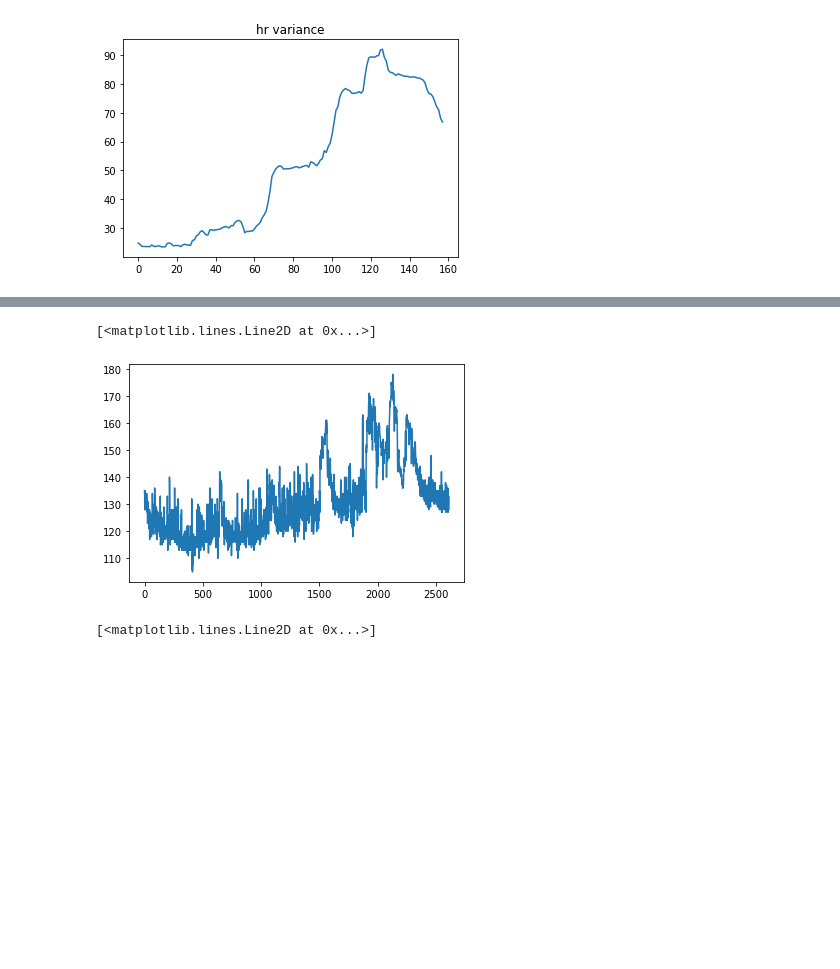
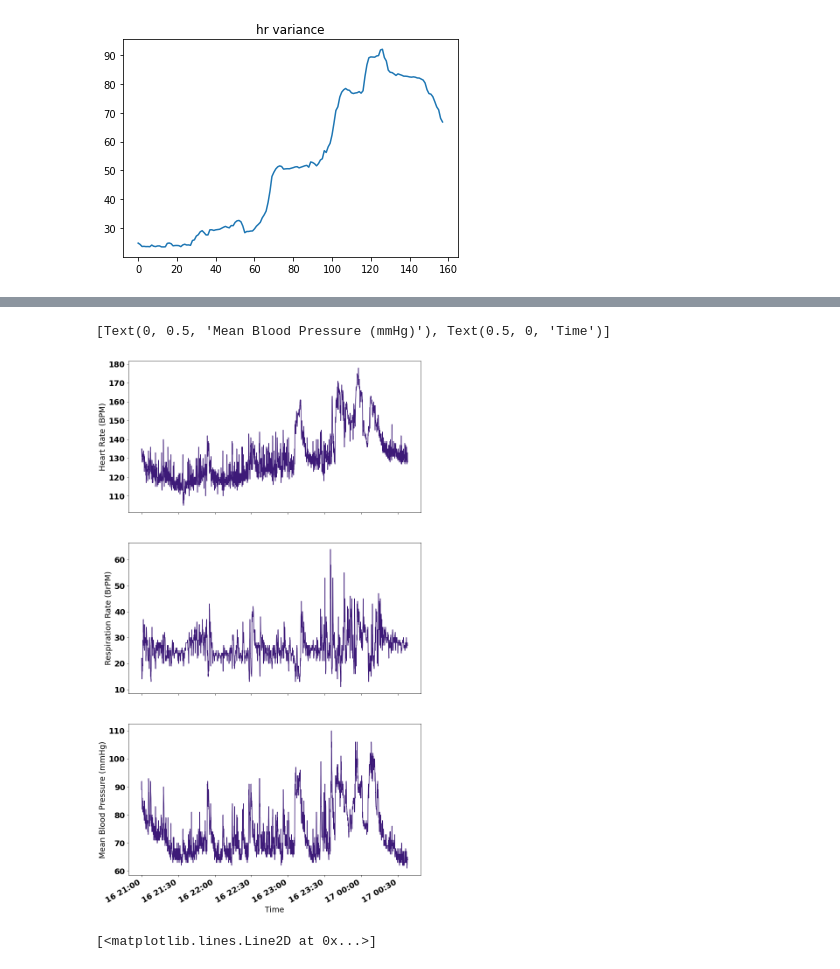
Before and after one commit to l-khali/In2Research, a Jupyter notebook: csd_flag.ipynb, the cells around one changed output, grey strips where cells are left out. Cells and saved outputs as stored; diff of their text form; code cells hidden in the pictures; blank space fills up the shorter version.

```diff
--- a/csd_flag.ipynb
+++ b/csd_flag.ipynb
@@ -716,9 +656,17 @@ Text(0.5, 1.0, 'abf autocorrelation')
 [figure]
-# %%
-plt.plot(RN1502.hr(for_averages=True)["num_value"])
-# %% [output]
-[<matplotlib.lines.Line2D at 0x...>]
-[figure, removed]
+# %%
+fig, axs = plt.subplots(3, 1, figsize=(12, 24), sharex=True,sharey=False)
+rc('font', weight='bold', size=18)
+fig.autofmt_xdate()
+axs[0].plot(RN1502.hr(for_averages=True)["record_date_time"],RN1502.hr(for_averages=True)["num_value"], color='#3d1a78')
+axs[0].set(ylabel = 'Heart Rate (BPM)')
+axs[1].plot(RN1502.rr(for_averages=True)["record_date_time"],RN1502.rr(for_averages=True)["num_value"], color='#3d1a78')
+axs[1].set(ylabel = 'Respiration Rate (BrPM)')
+axs[2].plot(RN1502.abf(for_averages=True)["record_date_time"],RN1502.abf(for_averages=True)["num_value"], color='#3d1a78')
+axs[2].set(ylabel = 'Mean Blood Pressure (mmHg)', xlabel='Time')
+# %% [output]
+[Text(0, 0.5, 'Mean Blood Pressure (mmHg)'), Text(0.5, 0, 'Time')]
+[figure, added]
 # %%
 plt.plot(RN1502.rr(for_averages=True)["num_value"])
 # %% [output]
```
Also changed, not shown: parts of 29 cells of this notebook, 20 other files.
